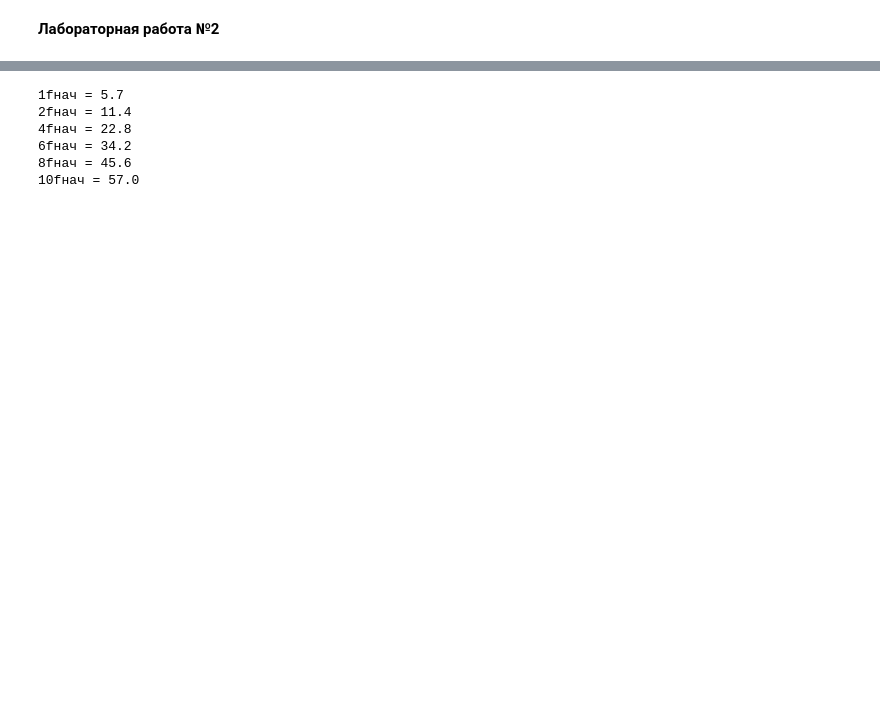
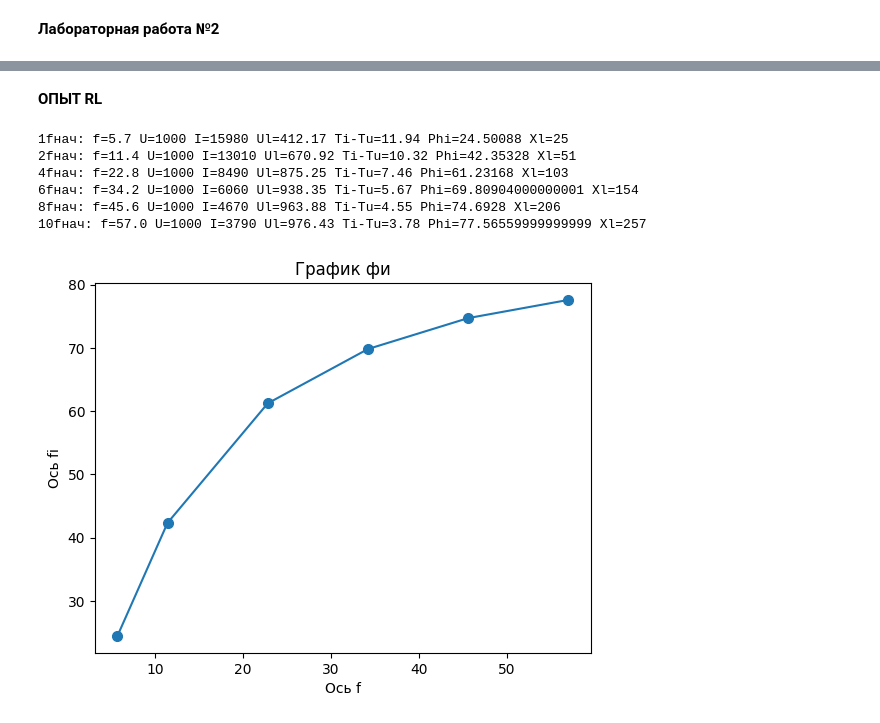
Before and after one commit to ian4ick/MIREA_fork, a Jupyter notebook: InfAndCompTechnology/Bachelor/2 course/1 Term/Electronics/Labs/2.ipynb, the cells around one changed output, grey strips where cells are left out. Saved outputs shown, nothing was run; the diff lists cells and outputs as text; code cells hidden in the pictures; blank space fills up the shorter version.

```diff
--- a/InfAndCompTechnology/Bachelor/2 course/1 Term/Electronics/Labs/2.ipynb
+++ b/InfAndCompTechnology/Bachelor/2 course/1 Term/Electronics/Labs/2.ipynb
@@ -9,18 +9,39 @@ L = 0.72
 C = 103
 R = 57
 f_start = 5.7
+# %% [markdown]
+**ОПЫТ RL**
 # %%
-F = np.ones(6)
-F[0] = f_start
+f = np.ones(6)
+f[0] = f_start
 for i in range(1,6):
-    F[i] = f_start*2*i
+    f[i] = f_start*2*i
 
-for i in range(6):
-    print(f"{int(F[i]/f_start)}fнач = {F[i]}")
+U = 1000
+I = np.array([15980, 13010, 8490, 6060, 4670, 3790])
+Ul = np.array([412.17, 670.92, 875.25, 938.35, 963.88, 976.43])
+time = np.array([11.94, 10.32, 7.46, 5.67, 4.55, 3.78])
-# %% [output]
-1fнач = 5.7
-2fнач = 11.4
-4fнач = 22.8
-6fнач = 34.2
-8fнач = 45.6
-10fнач = 57.0
+# %%
+fi = np.array([0.0] * f.size)
+x = np.array([0] * f.size)
+for i in range (f.size):
+    fi[i] = (f[i] * 360 * time[i] / 1000)
+    x[i] = (f[i] * 2 * math.pi * L)
+# %%
+for i in range(6):
+    print(f"{int(f[i]/f_start)}fнач: f={f[i]} U={1000} I={I[i]} Ul={Ul[i]} Ti-Tu={time[i]} Phi={fi[i]} Xl={x[i]}")
+# %% [output]
+1fнач: f=5.7 U=1000 I=15980 Ul=412.17 Ti-Tu=11.94 Phi=24.50088 Xl=25
+2fнач: f=11.4 U=1000 I=13010 Ul=670.92 Ti-Tu=10.32 Phi=42.35328 Xl=51
+4fнач: f=22.8 U=1000 I=8490 Ul=875.25 Ti-Tu=7.46 Phi=61.23168 Xl=103
+6fнач: f=34.2 U=1000 I=6060 Ul=938.35 Ti-Tu=5.67 Phi=69.80904000000001 Xl=154
+8fнач: f=45.6 U=1000 I=4670 Ul=963.88 Ti-Tu=4.55 Phi=74.6928 Xl=206
+10fнач: f=57.0 U=1000 I=3790 Ul=976.43 Ti-Tu=3.78 Phi=77.56559999999999 Xl=257
+# %%
+plt.plot(f, fi, marker='o', markersize=7)
+plt.xlabel('Ось f')
+plt.ylabel('Ось fi')
+plt.title('График фи')
+plt.show()
+# %% [output]
+[figure, added]
```
Also changed, not shown: parts of 15 cells of this notebook, 2 other files.
